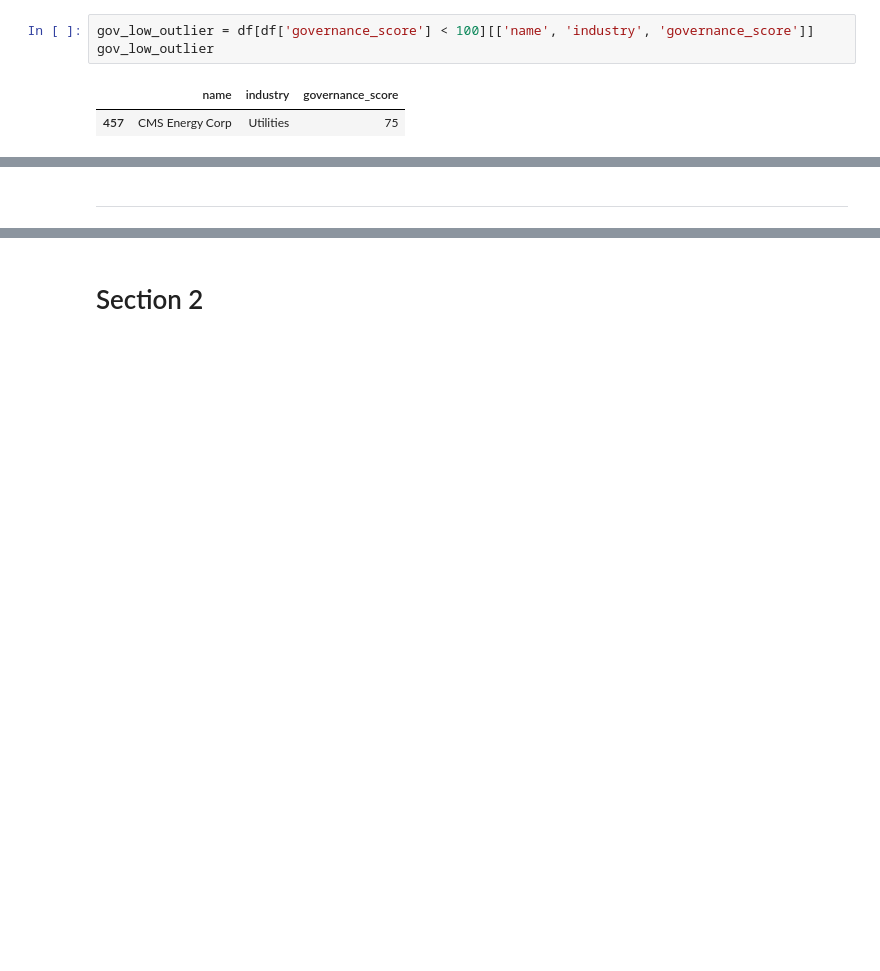
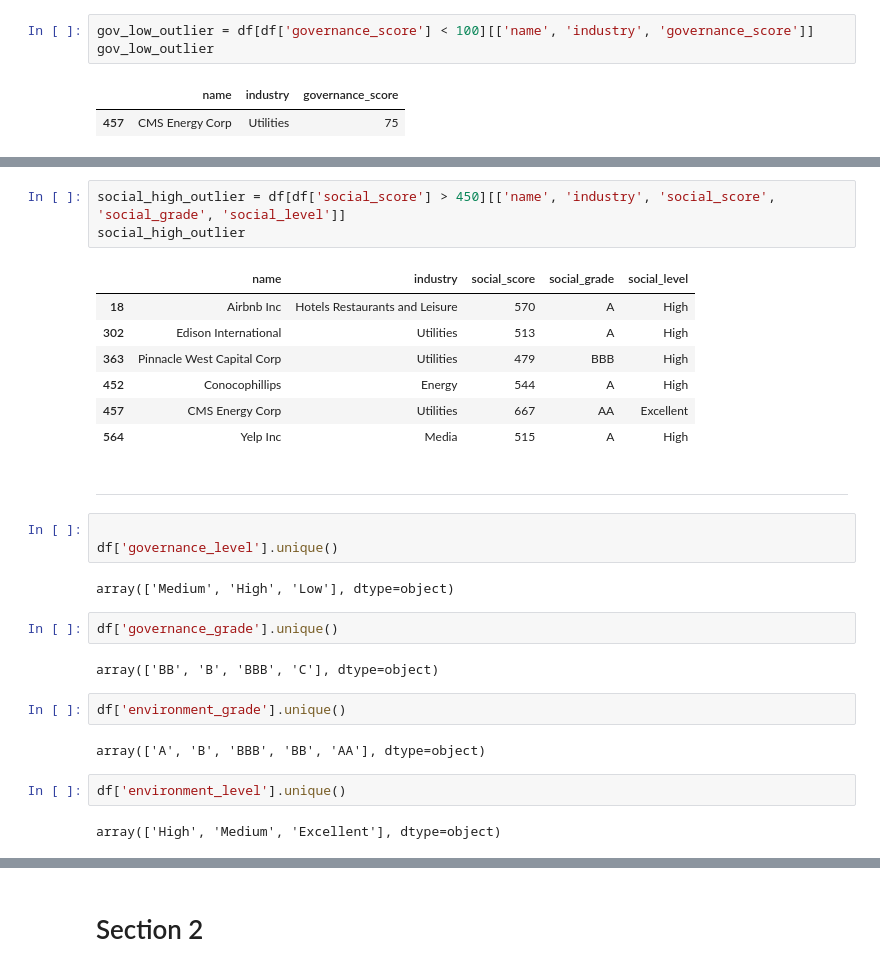
Before and after one commit to ColmHH/esg_corporate_analysis, a Jupyter notebook: jupyter_notebooks/esg_corporate_analysis.ipynb, the cells around one changed output, grey strips where cells are left out. Saved outputs shown, nothing was run; the diff lists cells and outputs as text; blank space fills up the shorter version.

Commit message:
Filtered to investigate high outliers in DF

```diff
--- a/jupyter_notebooks/esg_corporate_analysis.ipynb
+++ b/jupyter_notebooks/esg_corporate_analysis.ipynb
@@ -161,2 +203,30 @@ gov_low_outlier
+# %%
+social_high_outlier = df[df['social_score'] > 450][['name', 'industry', 'social_score', 'social_grade', 'social_level']]
+social_high_outlier
+# %% [output]
+|  | name | industry | social_score | social_grade | social_level |
+| 18 | Airbnb Inc | Hotels Restaurants and Leisure | 570 | A | High |
+| 302 | Edison International | Utilities | 513 | A | High |
+| 363 | Pinnacle West Capital Corp | Utilities | 479 | BBB | High |
+| 452 | Conocophillips | Energy | 544 | A | High |
+| 457 | CMS Energy Corp | Utilities | 667 | AA | Excellent |
+| 564 | Yelp Inc | Media | 515 | A | High |
 # %% [markdown]
 ---
+# %%
+
+df['governance_level'].unique()
+# %% [output]
+array(['Medium', 'High', 'Low'], dtype=object)
+# %%
+df['governance_grade'].unique()
+# %% [output]
+array(['BB', 'B', 'BBB', 'C'], dtype=object)
+# %%
+df['environment_grade'].unique()
+# %% [output]
+array(['A', 'B', 'BBB', 'BB', 'AA'], dtype=object)
+# %%
+df['environment_level'].unique()
+# %% [output]
+array(['High', 'Medium', 'Excellent'], dtype=object)
```
Also changed, not shown: parts of 6 cells of this notebook.
